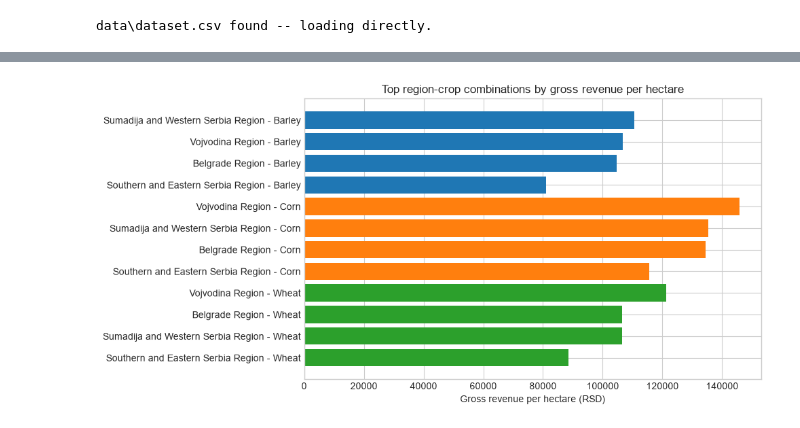
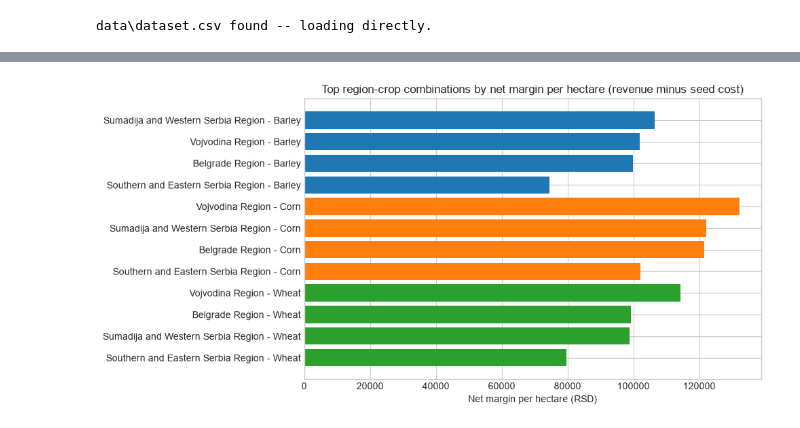
Before and after one commit to aleksandarhorvat/serbia-agriculture-data-analysis, a Jupyter notebook: project.ipynb, the cells around one changed output, grey strips where cells are left out. Drawn from its saved outputs; the diff is of its cells as text; code cells hidden in the pictures.

```diff
--- a/project.ipynb
+++ b/project.ipynb
@@ -53,8 +53,19 @@ analysis_df = df.copy()
 for column in ["Selling price (RSD/kg)", "Seed price (RSD/kg)", "Yield (t/ha)", "Area (ha)", "Total production (t)"]:
     analysis_df[column] = pd.to_numeric(analysis_df[column], errors="coerce")
 
-analysis_df["price_margin"] = analysis_df["Selling price (RSD/kg)"] - analysis_df["Seed price (RSD/kg)"]
-analysis_df["margin_ratio"] = analysis_df["Selling price (RSD/kg)"] / analysis_df["Seed price (RSD/kg)"]
+analysis_df["Price margin (RSD/kg)"] = analysis_df["Selling price (RSD/kg)"] - analysis_df["Seed price (RSD/kg)"]
+analysis_df["Margin ratio"] = analysis_df["Selling price (RSD/kg)"] / analysis_df["Seed price (RSD/kg)"]
+
+# Seeding rates, used to convert seed price into a cost per hectare figure.
+# Corn: 75,000 seeds/ha (3 sowing units), converted with the same 400 g
+# thousand-kernel-weight assumption as the RSD/kg conversion above. Wheat
+# and barley are sown by weight directly. See README for sources.
+SEEDING_RATE_KG_HA = {"Corn": 30, "Wheat": 225, "Barley": 190}
+
+analysis_df["Seeding rate (kg/ha)"] = analysis_df["Crop"].map(SEEDING_RATE_KG_HA)
+analysis_df["Seed cost per ha (RSD/ha)"] = analysis_df["Seed price (RSD/kg)"] * analysis_df["Seeding rate (kg/ha)"]
+analysis_df["Gross revenue per ha (RSD/ha)"] = analysis_df["Selling price (RSD/kg)"] * analysis_df["Yield (t/ha)"] * 1000
+analysis_df["Net margin per ha (RSD/ha)"] = analysis_df["Gross revenue per ha (RSD/ha)"] - analysis_df["Seed cost per ha (RSD/ha)"]
 # %%
 # Hypothesis 1: did the selling-price to seed-price relationship weaken over time?
 annual_margin = (
@@ -202,22 +250,27 @@ plt.show()
 | 11 | Wheat | Vojvodina Region | 2026 | 21.874 | 0.256797 | 5 |
 [figure]
 # %%
-# Hypothesis 4: region-crop gross revenue ranking
+# Hypothesis 4: region-crop net margin ranking
 region_crop_summary = (
-    analysis_df.dropna(subset=["Selling price (RSD/kg)", "Yield (t/ha)"])
+    analysis_df.dropna(subset=["Selling price (RSD/kg)", "Yield (t/ha)", "Seed price (RSD/kg)"])
     .groupby(["Crop", "Region"])
-    .agg(
-        mean_selling_price=("Selling price (RSD/kg)", "mean"),
-        mean_yield=("Yield (t/ha)", "mean"),
-        observation_count=("Year", "count"),
-    )
+    .agg(**{
+        "Mean selling price (RSD/kg)": ("Selling price (RSD/kg)", "mean"),
+        "Mean yield (t/ha)": ("Yield (t/ha)", "mean"),
+        "Mean seed cost per ha (RSD/ha)": ("Seed cost per ha (RSD/ha)", "mean"),
+        "Observations": ("Year", "count"),
+    })
     .reset_index()
 )
-region_crop_summary["gross_revenue_per_ha"] = (
-    region_crop_summary["mean_selling_price"] * region_crop_summary["mean_yield"] * 1000
+region_crop_summary["Gross revenue per ha (RSD/ha)"] = (
+    region_crop_summary["Mean selling price (RSD/kg)"] * region_crop_summary["Mean yield (t/ha)"] * 1000
 )
+region_crop_summary["Net margin per ha (RSD/ha)"] = (
+    region_crop_summary["Gross revenue per ha (RSD/ha)"] - region_crop_summary["Mean seed cost per ha (RSD/ha)"]
+)
+
 best_region_by_crop = (
-    region_crop_summary.sort_values("gross_revenue_per_ha", ascending=False)
+    region_crop_summary.sort_values("Net margin per ha (RSD/ha)", ascending=False)
     .groupby("Crop", as_index=False)
     .head(1)
     .reset_index(drop=True)
@@ -225,11 +278,11 @@ best_region_by_crop = (
 display(best_region_by_crop.sort_values("Crop"))
 
 fig, ax = plt.subplots(figsize=(10, 5))
-plot_data = region_crop_summary.sort_values(["Crop", "gross_revenue_per_ha"], ascending=[True, False]).head(12)
+plot_data = region_crop_summary.sort_values(["Crop", "Net margin per ha (RSD/ha)"], ascending=[True, False]).head(12)
 for crop, subset in plot_data.groupby("Crop"):
-    ax.barh(subset["Region"] + " - " + crop, subset["gross_revenue_per_ha"], label=crop)
-ax.set_title("Top region-crop combinations by gross revenue per hectare")
-ax.set_xlabel("Gross revenue per hectare (RSD)")
+    ax.barh(subset["Region"] + " - " + crop, subset["Net margin per ha (RSD/ha)"], label=crop)
+ax.set_title("Top region-crop combinations by net margin per hectare (revenue minus seed cost)")
+ax.set_xlabel("Net margin per hectare (RSD)")
 ax.invert_yaxis()
 plt.tight_layout()
 plt.show()
@@ -241,4 +294,4 @@ plt.show()
-[figure, old version]
+[figure, new version]
 # %% [markdown]
 ## Interpretation of the Four Hypotheses
 
```
Also changed, not shown: parts of 6 cells of this notebook, 1 other file.
